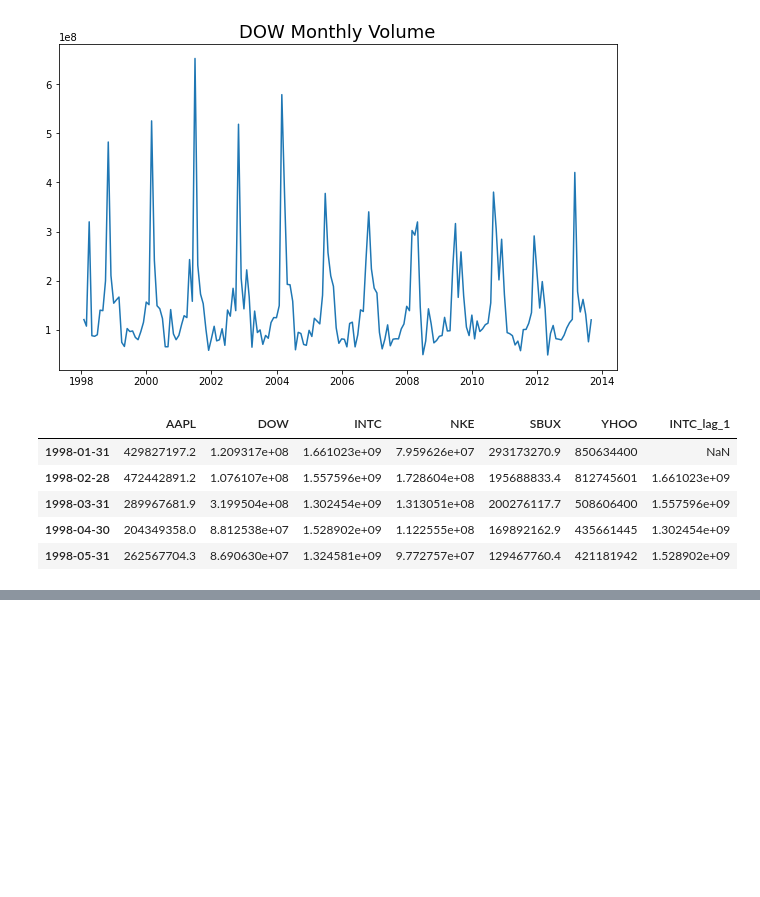
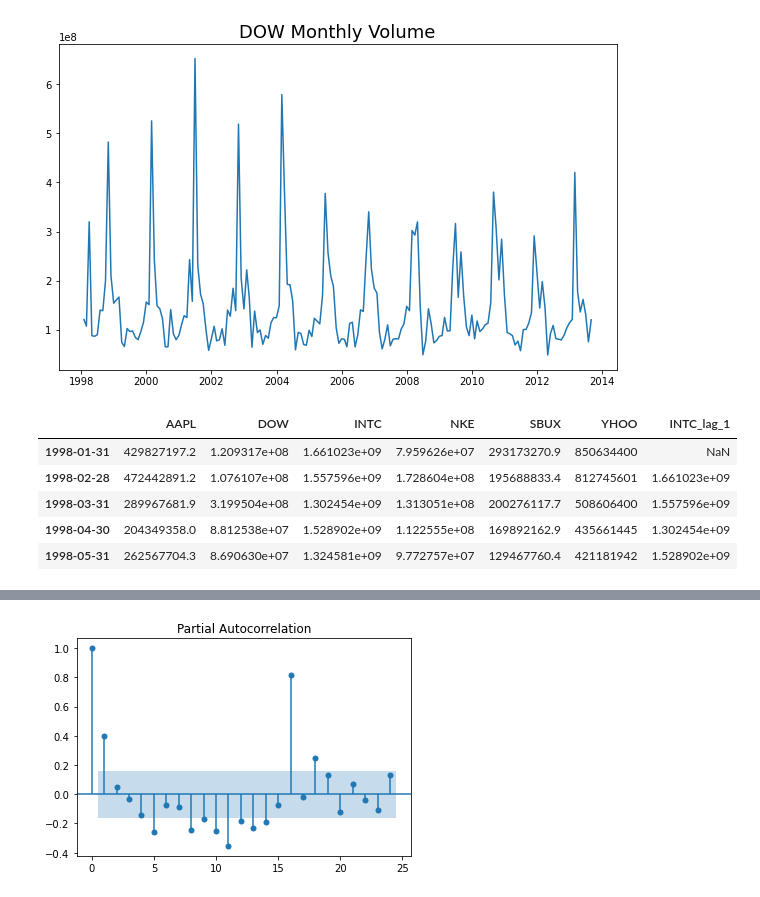
Before and after one commit to ethan-eplee/Personal-Repo, a Jupyter notebook: Time series/Advanced Time Series Modeling.ipynb, the cells around one changed output, grey strips where cells are left out. Cells and saved outputs as stored; diff of their text form; code cells hidden in the pictures; blank space fills up the shorter version.

```diff
--- a/Time series/Advanced Time Series Modeling.ipynb
+++ b/Time series/Advanced Time Series Modeling.ipynb
@@ -52,0 +176,9 @@ stocks.head()
+# %%
+# Generate partial autocorrelation plot on training data.
+plot_pacf(train['DOW'], lags = 24);
+
+# Note: we would generate the PACF plot on
+# differenced data, if we needed to difference
+# in order to achieve stationarity!
+# %% [output]
+[figure, added]
```
Also changed, not shown: parts of 40 cells of this notebook, 2 other files.
